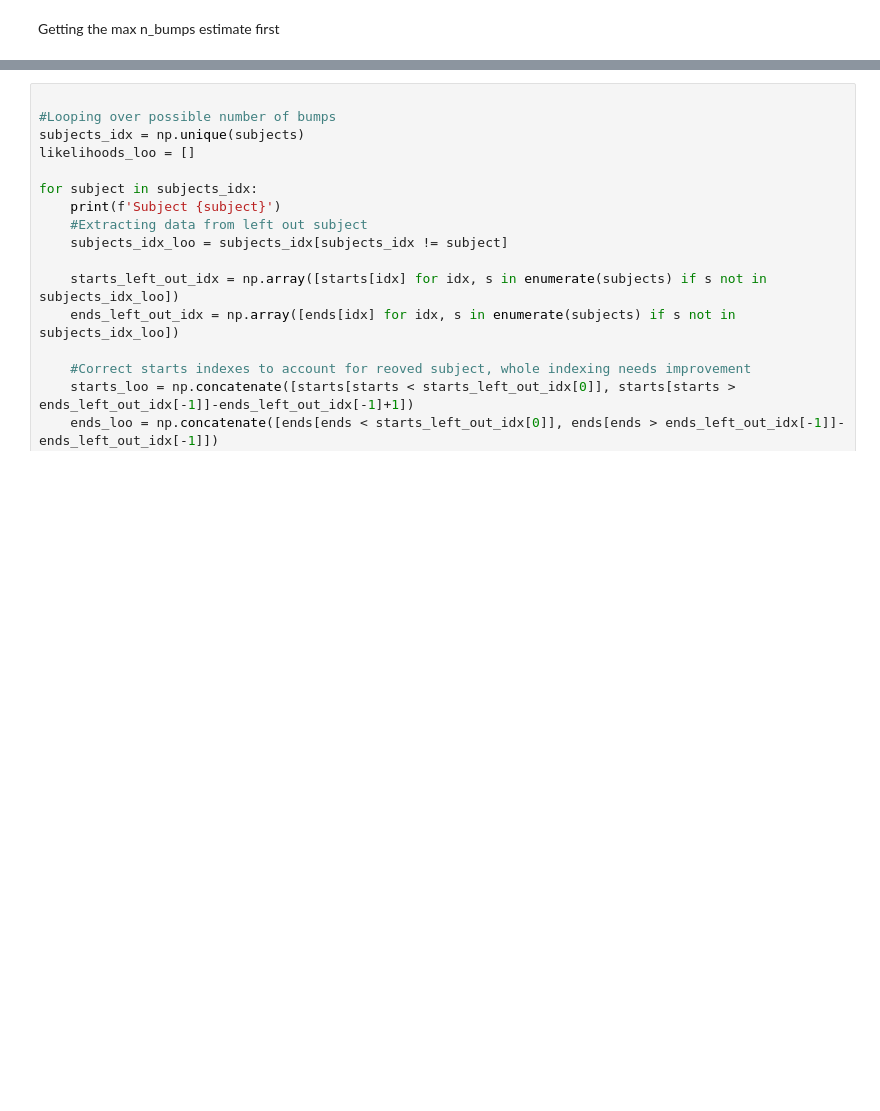
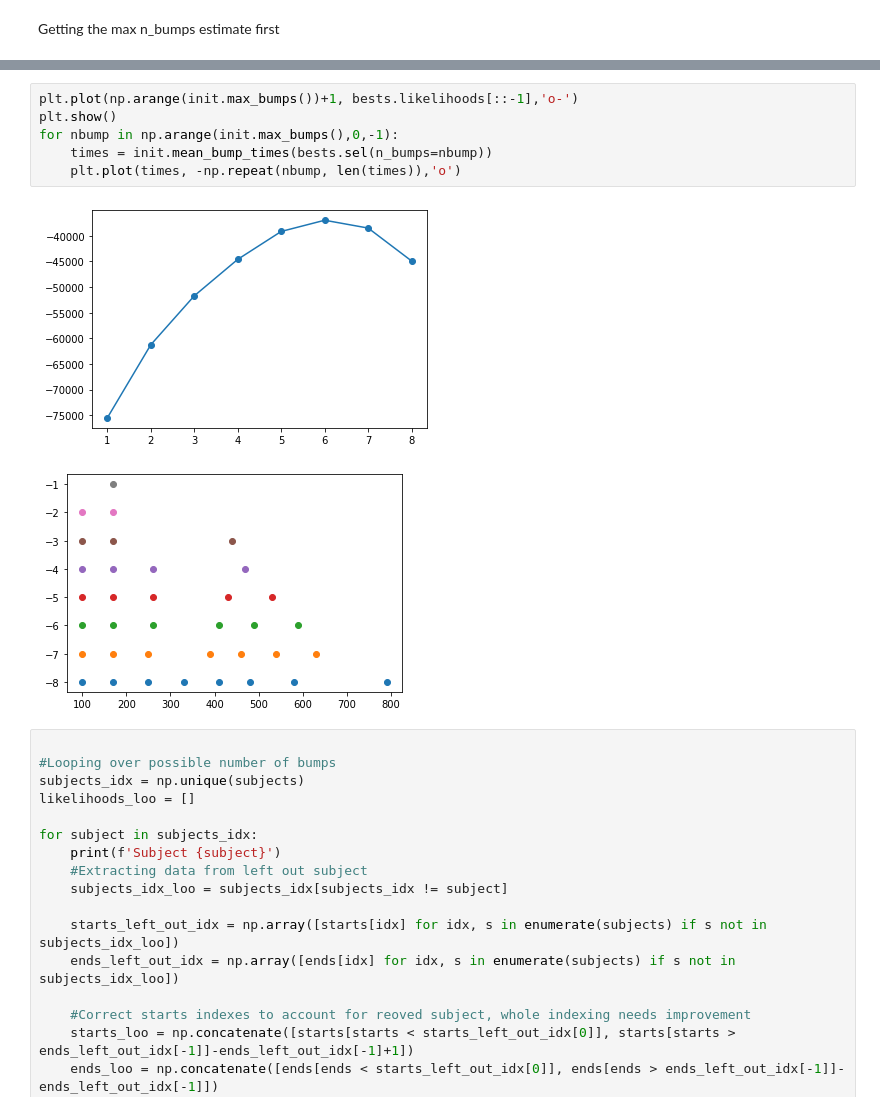
Before and after one commit to GWeindel/hmp, a Jupyter notebook: testing_notebook.ipynb, the cells around one changed output, grey strips where cells are left out. Drawn from its saved outputs; the diff is of its cells as text; blank space fills up the shorter version.

```diff
--- a/testing_notebook.ipynb
+++ b/testing_notebook.ipynb
@@ -185,3 +126,12 @@ for nbump in np.arange(init.max_bumps()-1,0,-1):
+# %%
+plt.plot(np.arange(init.max_bumps())+1, bests.likelihoods[::-1],'o-')
+plt.show()
+for nbump in np.arange(init.max_bumps(),0,-1):
+    times = init.mean_bump_times(bests.sel(n_bumps=nbump))
+    plt.plot(times, -np.repeat(nbump, len(times)),'o')
+# %% [output]
+[figure, added]
+[figure, added]
 # %%
 
 #Looping over possible number of bumps
```
Also changed, not shown: parts of 14 cells of this notebook, 2 other files.
